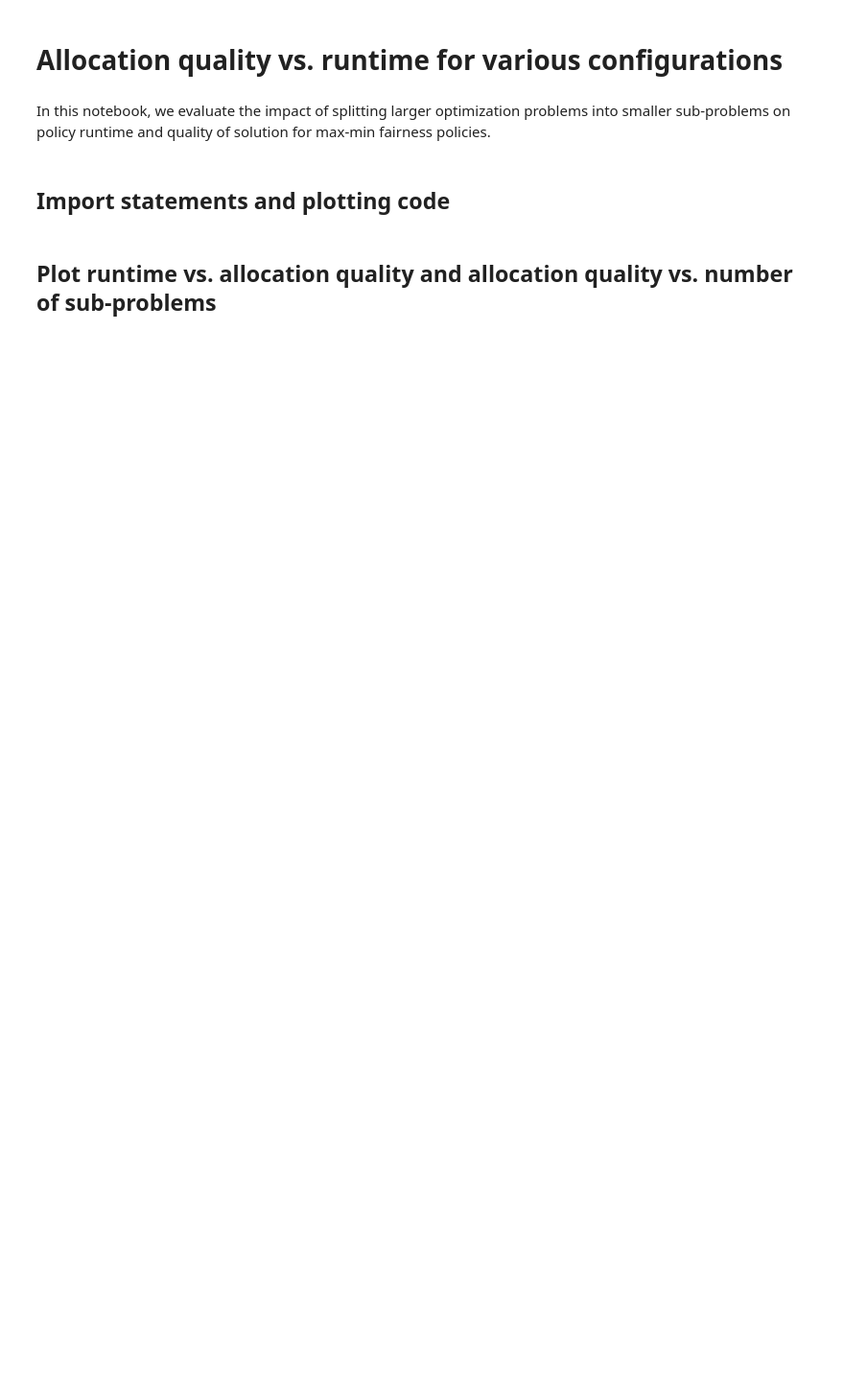
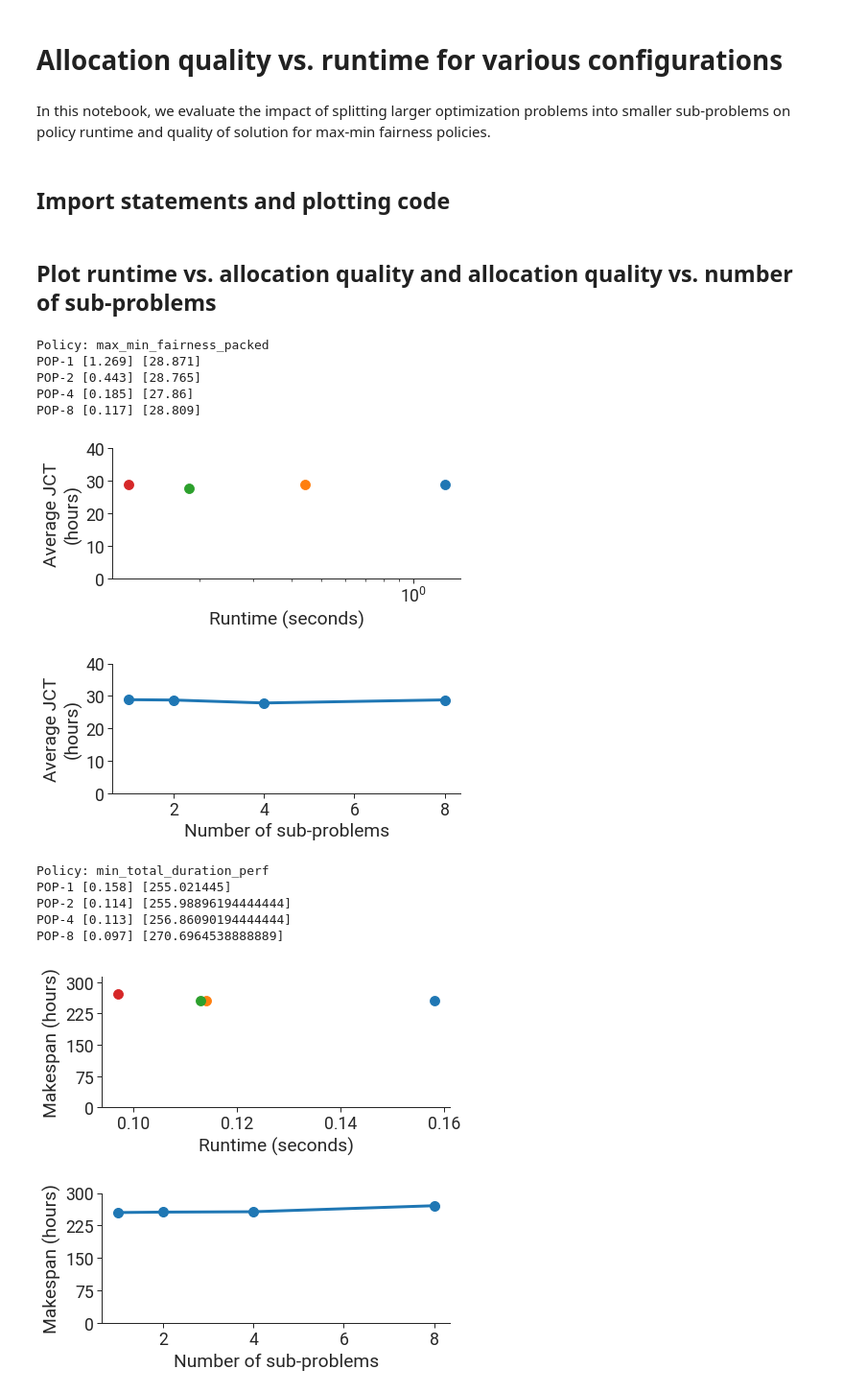
Before and after one commit to stanford-futuredata/POP, a Jupyter notebook: cluster_scheduling/figures.ipynb, the cells around one changed output. Shown at 96% size. Cells and saved outputs as stored; diff of their text form; code cells hidden in the pictures; blank space fills up the shorter version.

Commit message:
Update figures notebook with graphs using latest data

```diff
--- a/cluster_scheduling/figures.ipynb
+++ b/cluster_scheduling/figures.ipynb
@@ -29,10 +29,10 @@ current_palette = sns.color_palette()
 # %%
 def plot_runtime_vs_metrics(runtimes, metrics,
                             metric_label,
-                            xticks,
                             yticks,
                             label_locations=None,
-                            errorbars=False):
+                            errorbars=False,
+                            xscale_in_log=False):
     plt.figure(figsize=(6.5, 2.5))
     ax = plt.subplot2grid((1, 1), (0, 0), colspan=1)
     labels = list(runtimes.keys())
@@ -51,12 +51,11 @@ def plot_runtime_vs_metrics(runtimes, metrics,
         if errorbars:
             ax.errorbar(mean_runtimes, mean_metrics, xerr=runtime_error_bars,
                         yerr=metric_error_bars)
-        if label_locations is None:
-            ax.annotate(label, (mean_runtimes[0], mean_metrics[0]*1.1))
-        else:
+        if label_locations is not None:
             ax.annotate(label, label_locations[label])
 
-    ax.set_xscale('log')
+    if xscale_in_log:
+        ax.set_xscale('log')
     xmin, xmax = plt.xlim()
     ymin, ymax = plt.ylim()
     if yticks is not None:
@@ -96,7 +95,6 @@ def plot_metrics_vs_num_sub_problems(metrics,
 
     ax.set_ylabel(metric_label)
     ax.set_xlabel("Number of sub-problems")
-    ax.set_xticks(xticks)
     if yticks is not None:
         ax.set_yticks(yticks)
     sns.despine()
@@ -145,20 +143,37 @@ def parse_values(filename):
             objective_values[y].append([z[2] for z in parsed_values[x][y]])
     return runtimes, objective_values
 # %%
-policies = ["max_min_fairness_perf"]
-ylabels = ["Average JCT\n(hours)"]
-all_xticks = [[0.1, 1.0, 10.0]]
-all_yticks = [[0, 25, 50, 75, 100]]
-for (policy, ylabel, xticks, yticks) in zip(
-    policies, ylabels, all_xticks, all_yticks):
-    runtimes, objective_values = parse_values("%s.tsv" % policy)
+policies = ["max_min_fairness_packed", "min_total_duration_perf"]
+ylabels = ["Average JCT\n(hours)", "Makespan (hours)"]
+all_yticks = [[0, 10, 20, 30, 40], [0, 75, 150, 225, 300]]
+xscale_in_logs = [True, False]
+for (policy, ylabel, yticks, xscale_in_log) in zip(
+    policies, ylabels, all_yticks, xscale_in_logs):
+    print("Policy: %s" % policy)
+    runtimes, objective_values = parse_values("logs/%s.tsv" % policy)
+    # Use label_locations argument to annotate this scatterplot.
     plot_runtime_vs_metrics(
         runtimes, objective_values,
         ylabel,
-        xticks,
-        yticks)
+        yticks,
+        xscale_in_log=xscale_in_log)
     plot_metrics_vs_num_sub_problems(
         objective_values,
         ylabel,
         [1, 2, 4, 8],
         yticks)
+# %% [output]
+Policy: max_min_fairness_packed
+POP-1 [1.269] [28.871]
+POP-2 [0.443] [28.765]
+POP-4 [0.185] [27.86]
+POP-8 [0.117] [28.809]
+[figure, added]
+[figure, added]
+Policy: min_total_duration_perf
+POP-1 [0.158] [255.021445]
+POP-2 [0.114] [255.98896194444444]
+POP-4 [0.113] [256.86090194444444]
+POP-8 [0.097] [270.6964538888889]
+[figure, added]
+[figure, added]
```
Also changed, not shown: 2 other files.
